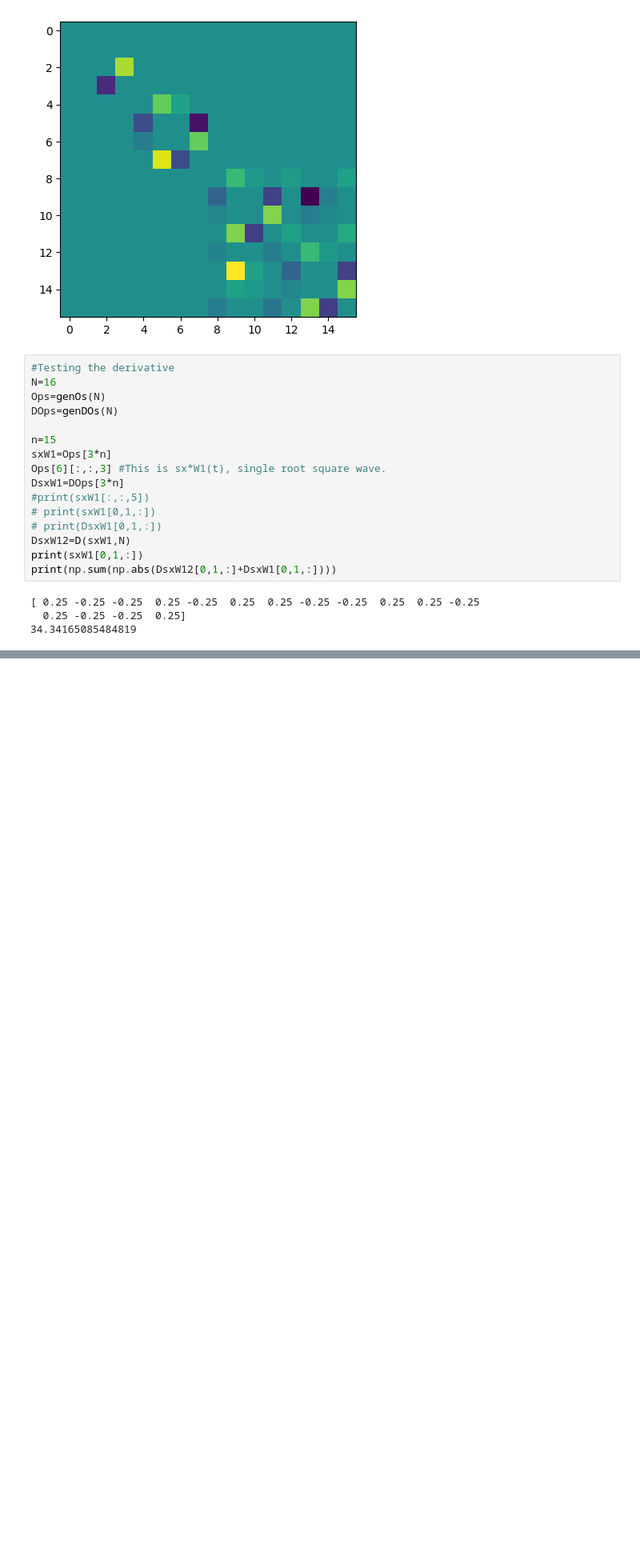
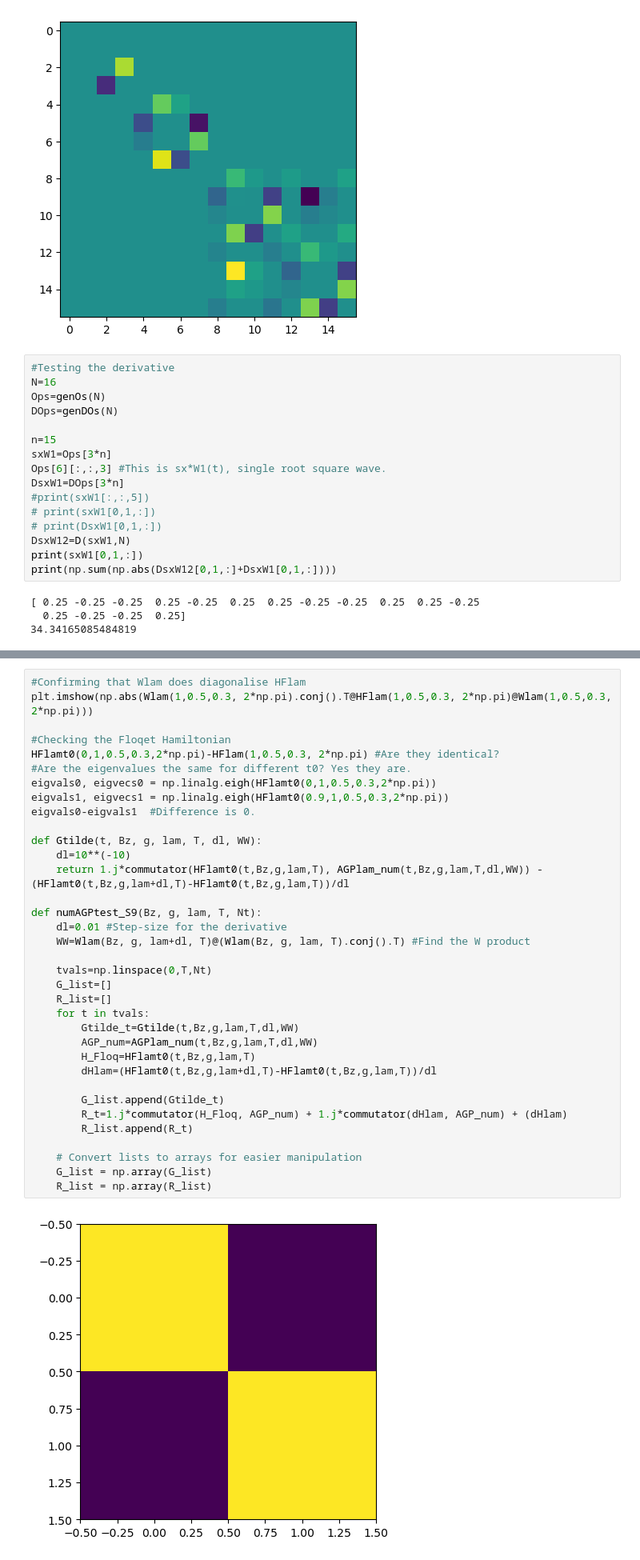
Before and after one commit to jwalkling/Walsh-FCD, a Jupyter notebook: src_code/notebooks/Walsh FCD.ipynb, the cells around one changed output, grey strips where cells are left out. Shown: that part at 80% size. Drawn from its saved outputs; the diff is of its cells as text; blank space fills up the shorter version.

```diff
--- a/src_code/notebooks/Walsh FCD.ipynb
+++ b/src_code/notebooks/Walsh FCD.ipynb
@@ -1227,0 +1320,37 @@ array([[0., 1., 0.],
+# %%
+#Confirming that Wlam does diagonalise HFlam
+plt.imshow(np.abs(Wlam(1,0.5,0.3, 2*np.pi).conj().T@HFlam(1,0.5,0.3, 2*np.pi)@Wlam(1,0.5,0.3, 2*np.pi)))
+
+#Checking the Floqet Hamiltonian
+HFlamt0(0,1,0.5,0.3,2*np.pi)-HFlam(1,0.5,0.3, 2*np.pi) #Are they identical?
+#Are the eigenvalues the same for different t0? Yes they are.
+eigvals0, eigvecs0 = np.linalg.eigh(HFlamt0(0,1,0.5,0.3,2*np.pi))
+eigvals1, eigvecs1 = np.linalg.eigh(HFlamt0(0.9,1,0.5,0.3,2*np.pi))
+eigvals0-eigvals1  #Difference is 0.
+
+def Gtilde(t, Bz, g, lam, T, dl, WW):
+    dl=10**(-10)
+    return 1.j*commutator(HFlamt0(t,Bz,g,lam,T), AGPlam_num(t,Bz,g,lam,T,dl,WW)) - (HFlamt0(t,Bz,g,lam+dl,T)-HFlamt0(t,Bz,g,lam,T))/dl
+
+def numAGPtest_S9(Bz, g, lam, T, Nt):
+    dl=0.01 #Step-size for the derivative
+    WW=Wlam(Bz, g, lam+dl, T)@(Wlam(Bz, g, lam, T).conj().T) #Find the W product
+
+    tvals=np.linspace(0,T,Nt)
+    G_list=[]
+    R_list=[]
+    for t in tvals:
+        Gtilde_t=Gtilde(t,Bz,g,lam,T,dl,WW)
+        AGP_num=AGPlam_num(t,Bz,g,lam,T,dl,WW)
+        H_Floq=HFlamt0(t,Bz,g,lam,T)
+        dHlam=(HFlamt0(t,Bz,g,lam+dl,T)-HFlamt0(t,Bz,g,lam,T))/dl
+
+        G_list.append(Gtilde_t)
+        R_t=1.j*commutator(H_Floq, AGP_num) + 1.j*commutator(dHlam, AGP_num) + (dHlam)
+        R_list.append(R_t)
+
+    # Convert lists to arrays for easier manipulation
+    G_list = np.array(G_list)
+    R_list = np.array(R_list)
+# %% [output]
+[figure, added]
```
Also changed, not shown: parts of 10 cells of this notebook.
